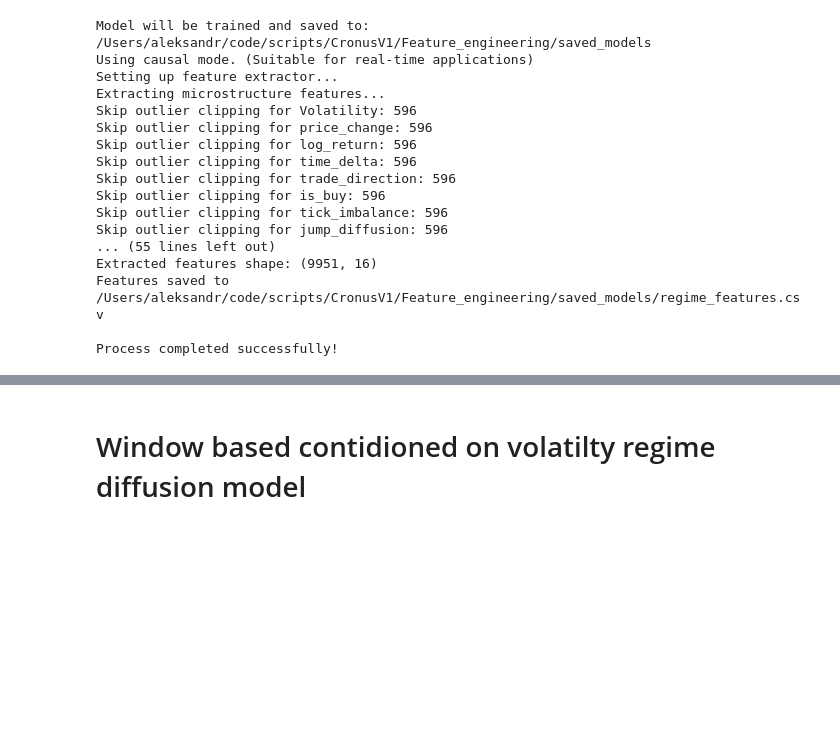
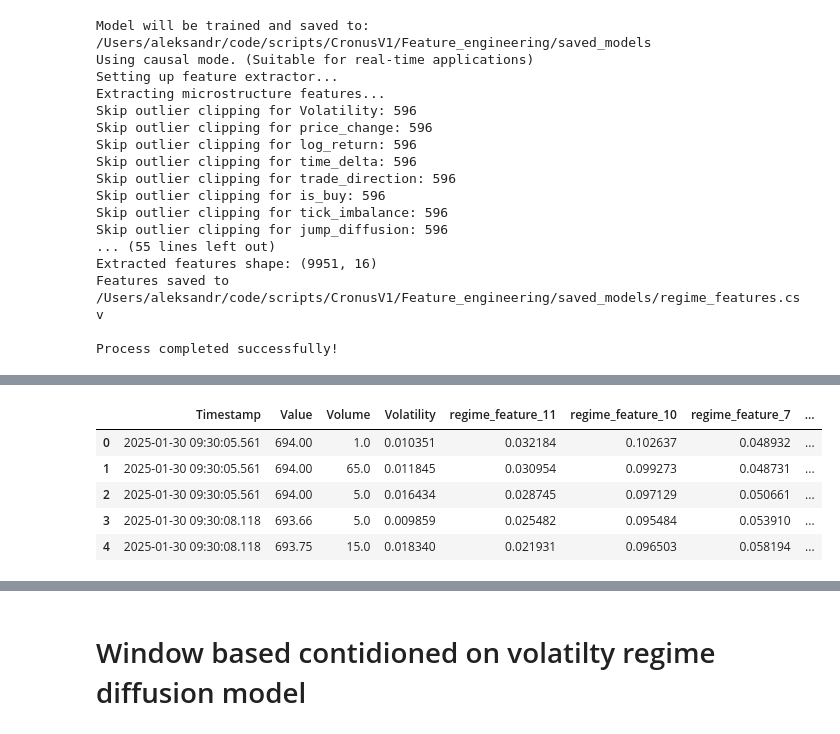
Before and after one commit to Sunshineeeeeeeee/CronusV1, a Jupyter notebook: main.ipynb, the cells around one changed output, grey strips where cells are left out. Drawn from its saved outputs; the diff is of its cells as text; code cells hidden in the pictures; blank space fills up the shorter version.

```diff
--- a/main.ipynb
+++ b/main.ipynb
@@ -246,0 +145,31 @@ Enhance the standard TDA-based regime identification by introducing hierarchical
+# %%
+from TDA.mapper_core_v2 import FinancialMapperConfig, FinancialMapper
+
+config = FinancialMapperConfig(
+    n_intervals=20,
+    overlap_percentage=0.75,
+    window_size=50,
+    n_components=2,
+    min_cluster_size=5,
+    feature_columns=['Value', 'Volume', 'Volatility', 'regime_feature_11', 'regime_feature_10',
+                    'regime_feature_7', 'regime_feature_13', 'regime_feature_6'],
+    # The correct parameter names are:
+    wavelet_parameters={'wavelet': 'db4', 'max_level': 3},
+    wasserstein_parameters={'method': 'wasserstein'},
+    hdbscan_parameters={
+        'min_samples': 1,
+        'cluster_selection_epsilon': 0.15,  # Increased from 0.05 to 0.15
+        'alpha': 0.85,  # More flexible (was 1.0)
+        'cluster_selection_method': 'eom'
+    },
+    regime_mapping='temporal_weighted',
+    temporal_coherence=True,
+    hierarchical_regimes=True,
+    enable_adaptive_clustering=True
+)
+
+your_df = filtered_df[:1500]
+# Create mapper and apply to your data
+mapper = FinancialMapper(config)
+graph = mapper.fit_transform(your_df)
+results = mapper.identify_regimes(your_df)
@@ -246,0 +194,9 @@ Enhance the standard TDA-based regime identification by introducing hierarchical
+# %%
+results.head()
+# %% [output]
+|  | Timestamp | Value | Volume | Volatility | regime_feature_11 | regime_feature_10 | regime_feature_7 | ... |
+| 0 | 2025-01-30 09:30:05.561 | 694.00 | 1.0 | 0.010351 | 0.032184 | 0.102637 | 0.048932 | ... |
+| 1 | 2025-01-30 09:30:05.561 | 694.00 | 65.0 | 0.011845 | 0.030954 | 0.099273 | 0.048731 | ... |
+| 2 | 2025-01-30 09:30:05.561 | 694.00 | 5.0 | 0.016434 | 0.028745 | 0.097129 | 0.050661 | ... |
+| 3 | 2025-01-30 09:30:08.118 | 693.66 | 5.0 | 0.009859 | 0.025482 | 0.095484 | 0.053910 | ... |
+| 4 | 2025-01-30 09:30:08.118 | 693.75 | 15.0 | 0.018340 | 0.021931 | 0.096503 | 0.058194 | ... |
```
Also changed, not shown: parts of 11 cells of this notebook, 5 other files.
